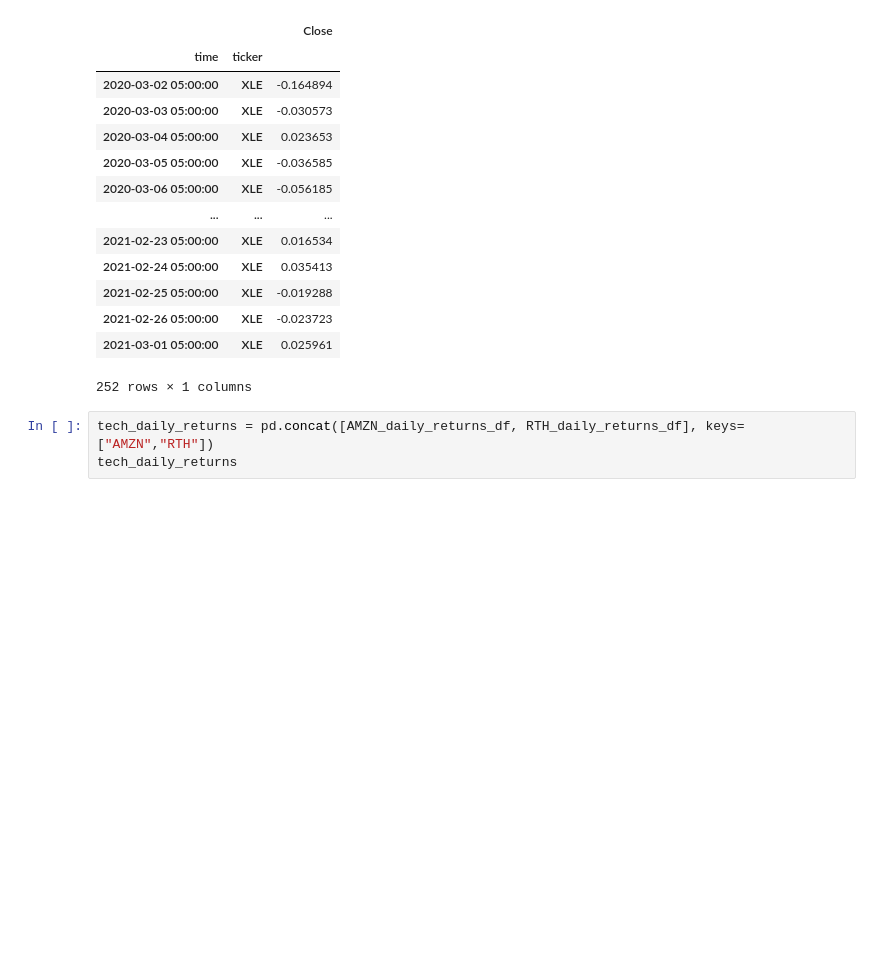
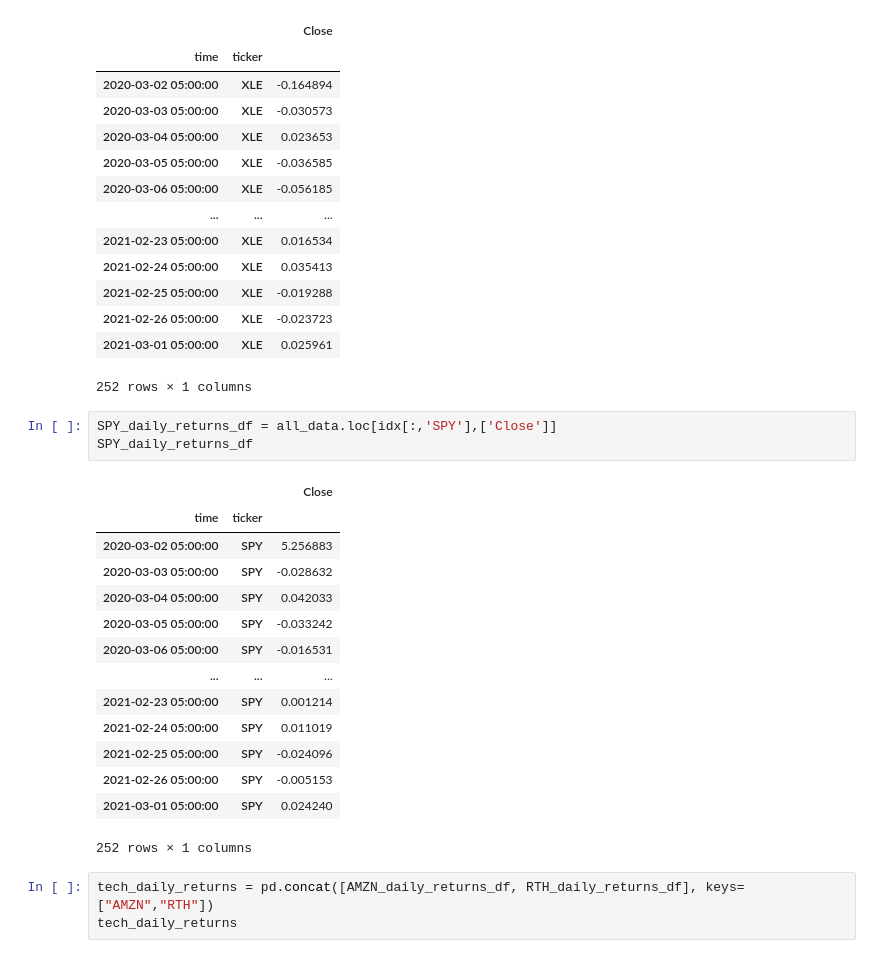
Before and after one commit to jha-ayush/COVID-financial-portfolio-analysis, a Jupyter notebook: Pandemic_data.ipynb, the cells around one changed output. Drawn from its saved outputs; the diff is of its cells as text; blank space fills up the shorter version.

```diff
--- a/Pandemic_data.ipynb
+++ b/Pandemic_data.ipynb
@@ -254,6 +256,24 @@ XLE_daily_returns_df
 | 2021-02-26 05:00:00 | XLE | -0.023723 |
 | 2021-03-01 05:00:00 | XLE | 0.025961 |
 252 rows × 1 columns
+# %%
+SPY_daily_returns_df = all_data.loc[idx[:,'SPY'],['Close']]
+SPY_daily_returns_df
+# %% [output]
+|  |  | Close |
+| time | ticker |  |
+| 2020-03-02 05:00:00 | SPY | 5.256883 |
+| 2020-03-03 05:00:00 | SPY | -0.028632 |
+| 2020-03-04 05:00:00 | SPY | 0.042033 |
+| 2020-03-05 05:00:00 | SPY | -0.033242 |
+| 2020-03-06 05:00:00 | SPY | -0.016531 |
+| ... | ... | ... |
+| 2021-02-23 05:00:00 | SPY | 0.001214 |
+| 2021-02-24 05:00:00 | SPY | 0.011019 |
+| 2021-02-25 05:00:00 | SPY | -0.024096 |
+| 2021-02-26 05:00:00 | SPY | -0.005153 |
+| 2021-03-01 05:00:00 | SPY | 0.024240 |
+252 rows × 1 columns
 # %%
 tech_daily_returns = pd.concat([AMZN_daily_returns_df, RTH_daily_returns_df], keys=["AMZN","RTH"])
 tech_daily_returns
```
Also changed, not shown: parts of 12 cells of this notebook.
